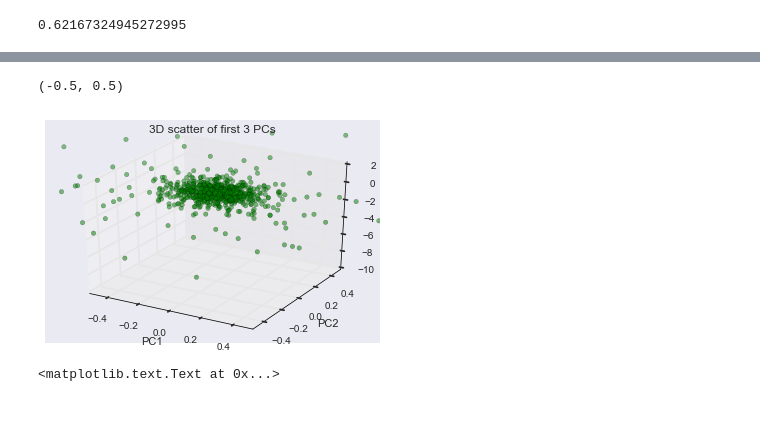
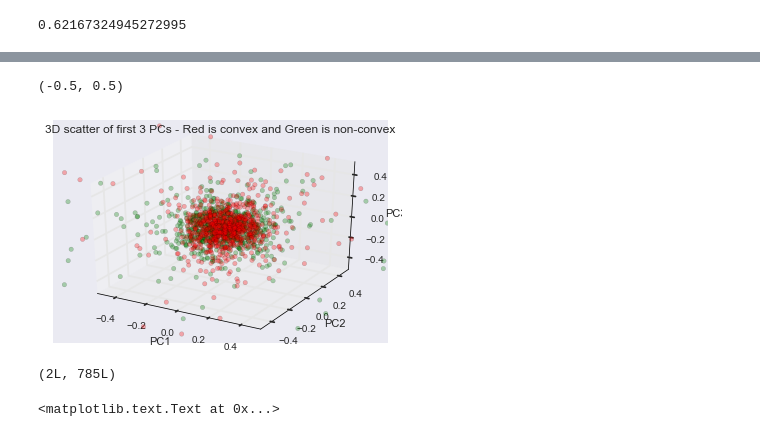
Before and after one commit to ysriram1/SVM-Convex-Images, a Jupyter notebook: script.ipynb, the cells around one changed output, grey strips where cells are left out. Cells and saved outputs as stored; diff of their text form; code cells hidden in the pictures.

```diff
--- a/script.ipynb
+++ b/script.ipynb
@@ -85,5 +85,4 @@ plt.legend()
 # %%
 # visulize the datapoints using PCA
 from sklearn.decomposition import PCA
-pca = PCA().fit(X)
-pca_X = pca.transform(X)
+% time pca = PCA().fit(X); pca_X = pca.transform(X)
@@ -96,5 +97,10 @@ sum(pca.explained_variance_ratio_[:2])
 sum(pca.explained_variance_ratio_[:3])
 # %% [output]
 0.62167324945272995
+# %%
+pca_X_red = pca_X.copy()
+pca_red = np.column_stack([pca_X_red, np.array(Y)])
+np.random.shuffle(pca_red)
+pca_red = pca_red[:1000]
 # %%
 # plotting to see how the results look
@@ -136,14 +121,26 @@ plt.title('Plot using LDA')
 # %%
 fig = plt.figure()
 ax = plt.axes(projection='3d')
 
-ax.scatter(pca_X[0], pca_X[1], pca_X[2], c=colors)
-plt.title('3D scatter of first 3 PCs')
-plt.xlabel('PC1')
-plt.ylabel('PC2')
+# subsets for convex and non-convex images
+convex = pca_red[pca_red[:,-1]==1]
+nonconvex = pca_red[pca_red[:,-1]==0]
+
+ax.scatter(convex[0], convex[1], convex[2], c='red',alpha=0.3)
+ax.scatter(nonconvex[0], nonconvex[1], nonconvex[2], c='green', alpha=0.3)
+
+plt.title('3D scatter of first 3 PCs - Red is convex and Green is non-convex')
+ax.set_xlabel('PC1')
+ax.set_ylabel('PC2')
+ax.set_zlabel('PC3')
 plt.xlim([-0.5,0.5])
 plt.ylim([-0.5,0.5])
+ax.set_zlim([-0.5,0.5])
 # %% [output]
 (-0.5, 0.5)
-[figure, old version]
+[figure, new version]
+# %%
+pca_red.shape
+# %% [output]
+(2L, 785L)
 # %%
```
Also changed, not shown: parts of 16 cells of this notebook.
